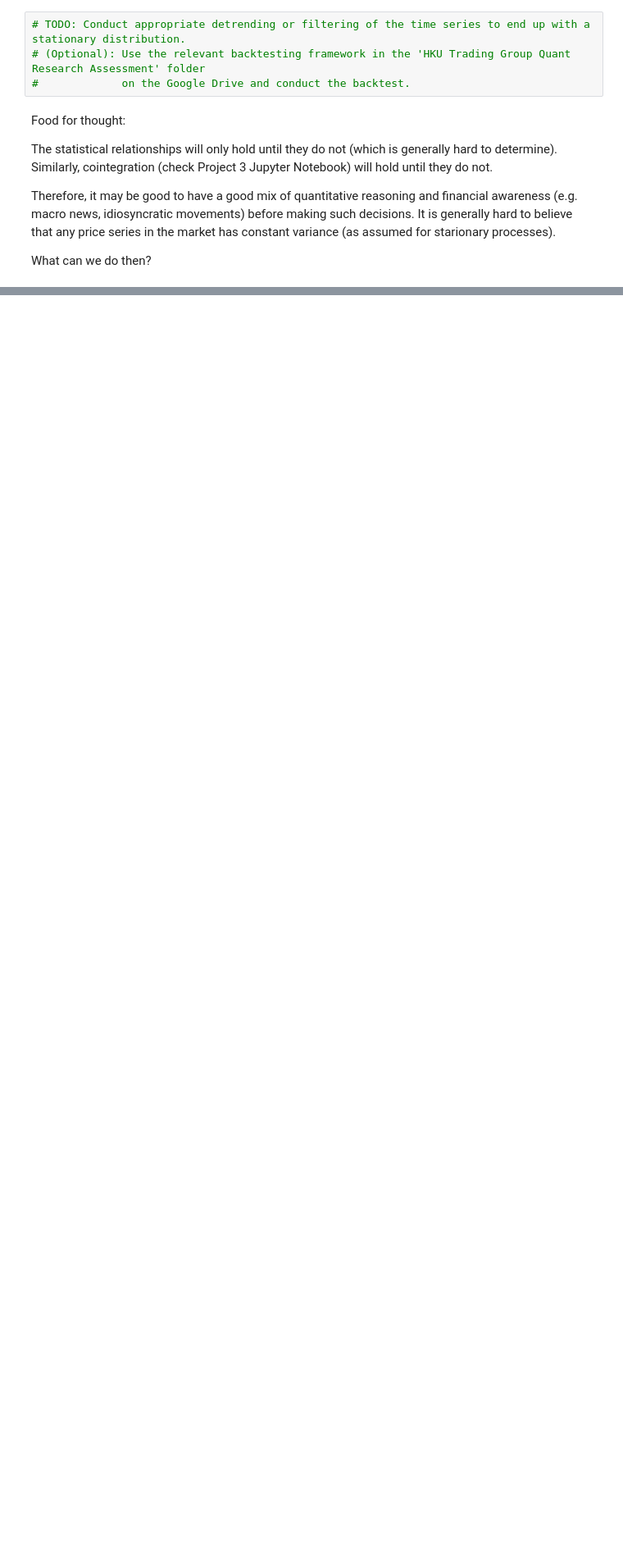
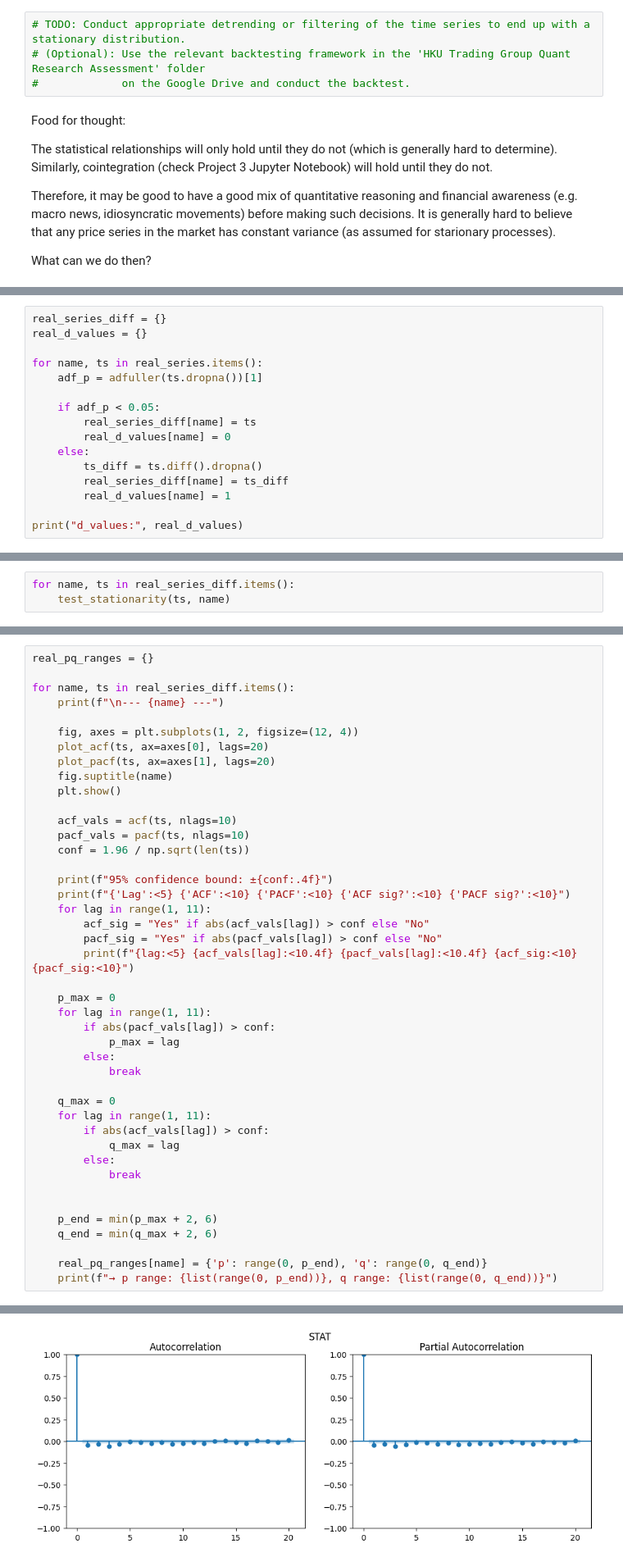
Before and after one commit to Seanjeon0220/project, a Jupyter notebook: quant/HKUTG/Project4_20260124/Copy of [4] ARIMA.ipynb, the cells around one changed output, grey strips where cells are left out. Shown at 82% size. Saved outputs shown, nothing was run; the diff lists cells and outputs as text; blank space fills up the shorter version.

```diff
--- a/quant/HKUTG/Project4_20260124/Copy of [4] ARIMA.ipynb
+++ b/quant/HKUTG/Project4_20260124/Copy of [4] ARIMA.ipynb
@@ -587,0 +662,16 @@ What can we do then?
+# %%
+real_series_diff = {}
+real_d_values = {}
+
+for name, ts in real_series.items():
+    adf_p = adfuller(ts.dropna())[1]
+
+    if adf_p < 0.05:
+        real_series_diff[name] = ts
+        real_d_values[name] = 0
+    else:
+        ts_diff = ts.diff().dropna()
+        real_series_diff[name] = ts_diff
+        real_d_values[name] = 1
+
+print("d_values:", real_d_values)
@@ -587,0 +682,3 @@ What can we do then?
+# %%
+for name, ts in real_series_diff.items():
+    test_stationarity(ts, name)
@@ -587,0 +703,44 @@ What can we do then?
+# %%
+real_pq_ranges = {}
+
+for name, ts in real_series_diff.items():
+    print(f"\n--- {name} ---")
+
+    fig, axes = plt.subplots(1, 2, figsize=(12, 4))
+    plot_acf(ts, ax=axes[0], lags=20)
+    plot_pacf(ts, ax=axes[1], lags=20)
+    fig.suptitle(name)
+    plt.show()
+
+    acf_vals = acf(ts, nlags=10)
+    pacf_vals = pacf(ts, nlags=10)
+    conf = 1.96 / np.sqrt(len(ts))
+
+    print(f"95% confidence bound: ±{conf:.4f}")
+    print(f"{'Lag':<5} {'ACF':<10} {'PACF':<10} {'ACF sig?':<10} {'PACF sig?':<10}")
+    for lag in range(1, 11):
+        acf_sig = "Yes" if abs(acf_vals[lag]) > conf else "No"
+        pacf_sig = "Yes" if abs(pacf_vals[lag]) > conf else "No"
+        print(f"{lag:<5} {acf_vals[lag]:<10.4f} {pacf_vals[lag]:<10.4f} {acf_sig:<10} {pacf_sig:<10}")
+
+    p_max = 0
+    for lag in range(1, 11):
+        if abs(pacf_vals[lag]) > conf:
+            p_max = lag
+        else:
+            break
+
+    q_max = 0
+    for lag in range(1, 11):
+        if abs(acf_vals[lag]) > conf:
+            q_max = lag
+        else:
+            break
+
+
+    p_end = min(p_max + 2, 6)
+    q_end = min(q_max + 2, 6)
+
+    real_pq_ranges[name] = {'p': range(0, p_end), 'q': range(0, q_end)}
+    print(f"→ p range: {list(range(0, p_end))}, q range: {list(range(0, q_end))}")
+# %% [output]
@@ -587,0 +748 @@ What can we do then?
+[figure, added]
```
Also changed, not shown: parts of 18 cells of this notebook, 1 other file.
